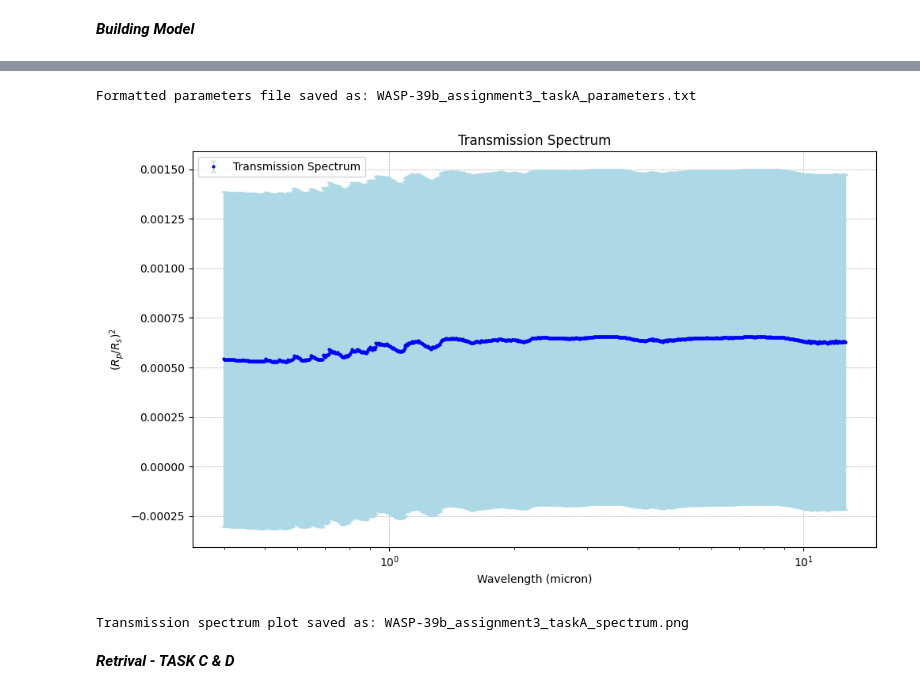
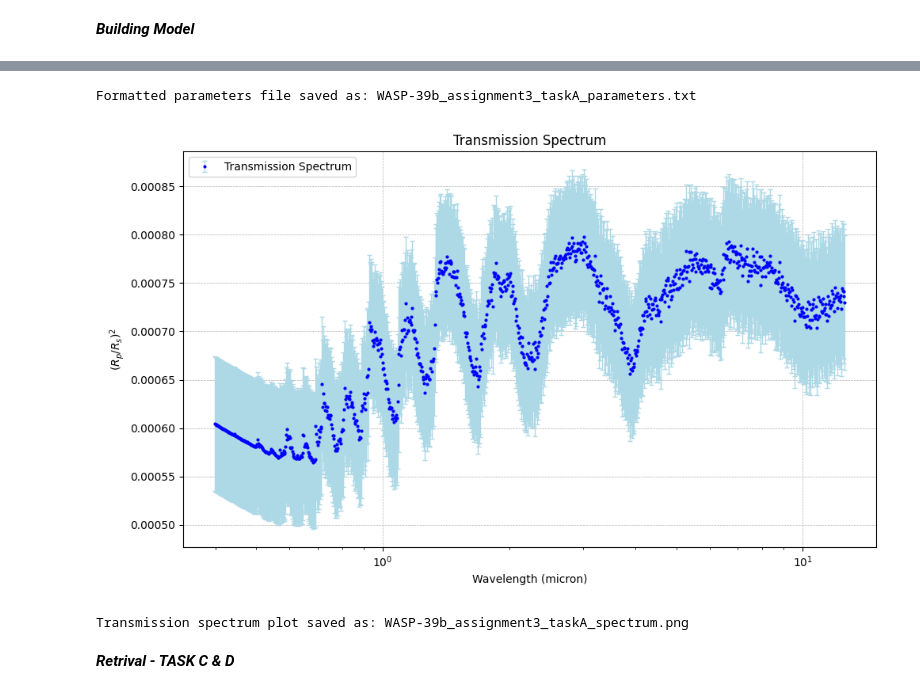
Before and after one commit to riccsimo/T_G_B_T, a Jupyter notebook: Assignment3/wasp_39b_atmosphere.ipynb, the cells around one changed output, grey strips where cells are left out. Saved outputs shown, nothing was run; the diff lists cells and outputs as text; code cells hidden in the pictures.

Commit message:
Correzione Assignment 3 Task A

```diff
--- a/Assignment3/wasp_39b_atmosphere.ipynb
+++ b/Assignment3/wasp_39b_atmosphere.ipynb
@@ -66,7 +66,7 @@ np.random.seed(45)
 
 # Create random values for the abbundances
 basis = np.round(np.random.uniform(0, 10, 4),3)  # 4 random numbers between 0 and 10
-exponent = -np.random.randint(2, 8, 4)   # 4 random integers between 2 and 8 (inclusive)
+exponent = -np.random.randint(3, 8, 4)   # 4 random integers between 2 and 8 (inclusive)
 
 mix_ratio = [basis[0]*10.0**(exponent[3]),
              basis[1]*10.0**(exponent[2]),
@@ -75,10 +75,10 @@ mix_ratio = [basis[0]*10.0**(exponent[3]),
 
 print('*************************\n'
     f'Random mixing ratios:\n'
-      f'{gas_names[0]}: {mix_ratio[0]}\n'
-      f'{gas_names[1]}: {mix_ratio[1]}\n'
-      f'{gas_names[2]}: {mix_ratio[2]}\n'
-      f'{gas_names[3]}: {mix_ratio[3]}\n'
+      f'{gas_names[0]}: {mix_ratio[0]:.3e}\n'
+      f'{gas_names[1]}: {mix_ratio[1]:.3e}\n'
+      f'{gas_names[2]}: {mix_ratio[2]:.3e}\n'
+      f'{gas_names[3]}: {mix_ratio[3]:.3e}\n'
       '*************************')
 
 from taurex.chemistry import ConstantGas
@@ -195,7 +193,7 @@ rprs_error = np.zeros(len(rprs_squared)) + np.std(rprs_squared)
 #rprs_error = np.sqrt(rprs_squared)
 
 spectrum_data = np.column_stack((wavelength, rprs_squared, rprs_error))
-#np.savetxt(spectrum_file, spectrum_data, header="wavelength(micron) (rp/rs)^2 std((rp/rs)^2)", fmt="%.8e")
+np.savetxt(spectrum_file, spectrum_data, header="wavelength(micron) (rp/rs)^2 std((rp/rs)^2)", fmt="%.8e")
 
 # Save forward model parameters
 # Define the parameters file name
@@ -259,35 +257,35 @@ with open(parameters_file_formatted, "w") as param_file:
     param_file.write("      Absorption: True  # Attiva/disattiva il contributo di assorbimento\n")
     param_file.write("      CIA:\n")
     param_file.write("        enabled: True  # Attiva/disattiva il contributo CIA\n")
     param_file.write("        pairs:\n")
     for pair in cia_pairs:
         param_file.write(f"          - {pair}\n")
     param_file.write("      Rayleigh: True  # Attiva/disattiva il contributo Rayleigh\n")
 
 print(f"Formatted parameters file saved as: {parameters_file_formatted}")
 
 
 
 # Plotting the transmission spectrum
 plt.figure(figsize=(10, 6))
 plt.errorbar(
     wavelength, rprs_squared, yerr=rprs_error, fmt='o', color='blue', markersize=2,
     ecolor='lightblue', elinewidth=1, capsize=2, label="Transmission Spectrum"
 )
 plt.xscale('log')
 plt.xlabel("Wavelength (micron)")
 plt.ylabel("$(R_p/R_s)^2$")
 plt.title("Transmission Spectrum")
 plt.grid(True, linestyle="--", linewidth=0.5)
 plt.legend()
 plt.tight_layout()
-#plt.savefig("WASP-39b_assignment3_taskA_spectrum_scatter.png")
+plt.savefig("WASP-39b_assignment3_taskA_spectrum_scatter.png")
 plt.show()
 
 print("Transmission spectrum plot saved as: WASP-39b_assignment3_taskA_spectrum.png")
 # %% [output]
 Formatted parameters file saved as: WASP-39b_assignment3_taskA_parameters.txt
-[figure, old version]
+[figure, new version]
 Transmission spectrum plot saved as: WASP-39b_assignment3_taskA_spectrum.png
 # %% [markdown]
 ***Retrival - TASK C & D***
```
Also changed, not shown: parts of 3 cells of this notebook, 3 other files.
